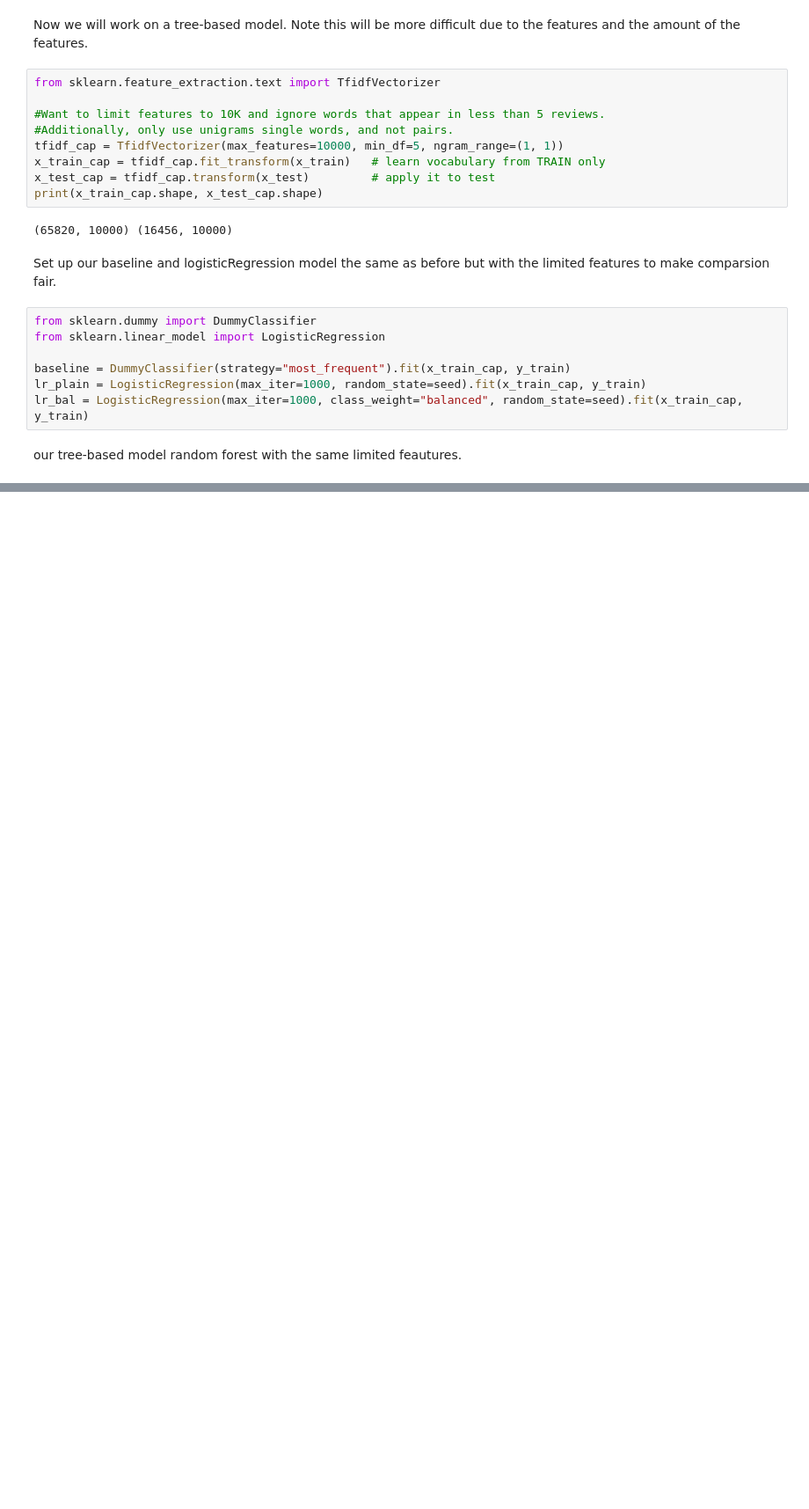
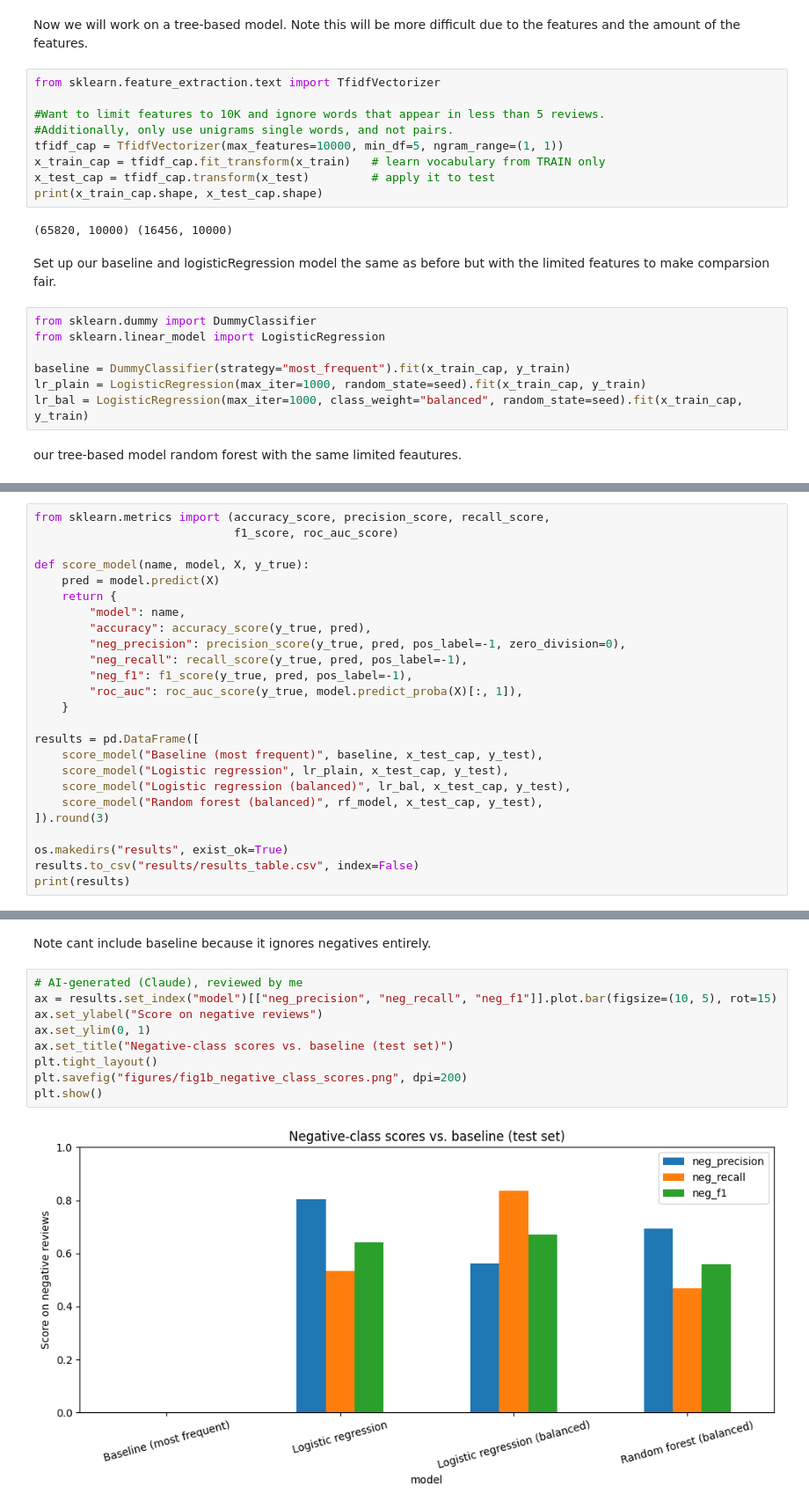
Before and after one commit to aramisHernandez1/CSC571-Report2, a Jupyter notebook: Main.ipynb, the cells around one changed output, grey strips where cells are left out. Shown at 88% size. Cells and saved outputs as stored; diff of their text form; blank space fills up the shorter version.

```diff
--- a/Main.ipynb
+++ b/Main.ipynb
@@ -258,0 +270,25 @@ rf_model.fit(x_train_cap, y_train)
+# %%
+from sklearn.metrics import (accuracy_score, precision_score, recall_score,
+                             f1_score, roc_auc_score)
+
+def score_model(name, model, X, y_true):
+    pred = model.predict(X)
+    return {
+        "model": name,
+        "accuracy": accuracy_score(y_true, pred),
+        "neg_precision": precision_score(y_true, pred, pos_label=-1, zero_division=0),
+        "neg_recall": recall_score(y_true, pred, pos_label=-1),
+        "neg_f1": f1_score(y_true, pred, pos_label=-1),
+        "roc_auc": roc_auc_score(y_true, model.predict_proba(X)[:, 1]),
+    }
+
+results = pd.DataFrame([
+    score_model("Baseline (most frequent)", baseline, x_test_cap, y_test),
+    score_model("Logistic regression", lr_plain, x_test_cap, y_test),
+    score_model("Logistic regression (balanced)", lr_bal, x_test_cap, y_test),
+    score_model("Random forest (balanced)", rf_model, x_test_cap, y_test),
+]).round(3)
+
+os.makedirs("results", exist_ok=True)
+results.to_csv("results/results_table.csv", index=False)
+print(results)
@@ -258,0 +326,13 @@ rf_model.fit(x_train_cap, y_train)
+# %% [markdown]
+Note cant include baseline because it ignores negatives entirely.
+# %%
+# AI-generated (Claude), reviewed by me
+ax = results.set_index("model")[["neg_precision", "neg_recall", "neg_f1"]].plot.bar(figsize=(10, 5), rot=15)
+ax.set_ylabel("Score on negative reviews")
+ax.set_ylim(0, 1)
+ax.set_title("Negative-class scores vs. baseline (test set)")
+plt.tight_layout()
+plt.savefig("figures/fig1b_negative_class_scores.png", dpi=200)
+plt.show()
+# %% [output]
+[figure, added]
```
Also changed, not shown: parts of 13 cells of this notebook, 2 other files.
